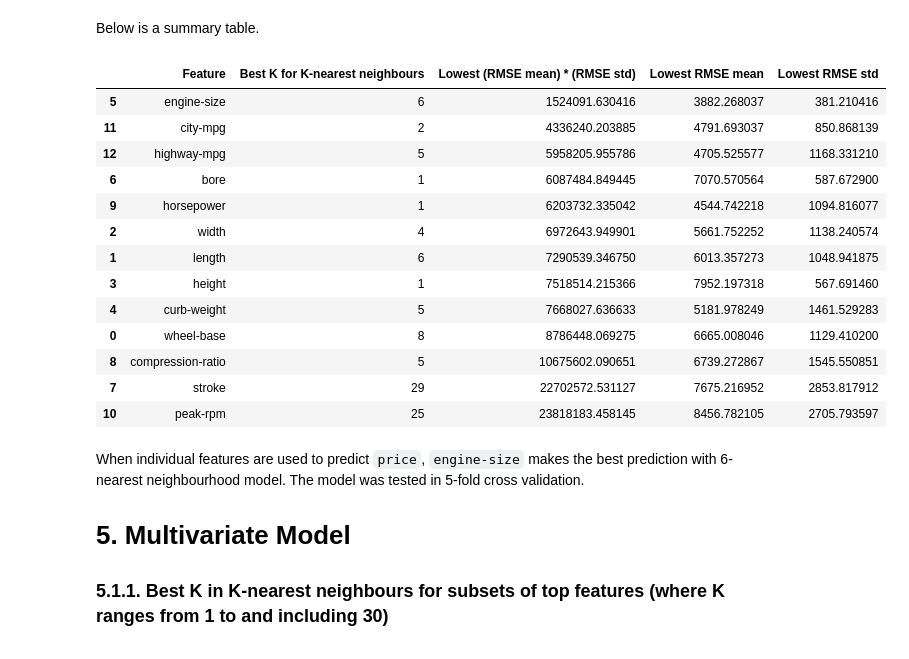
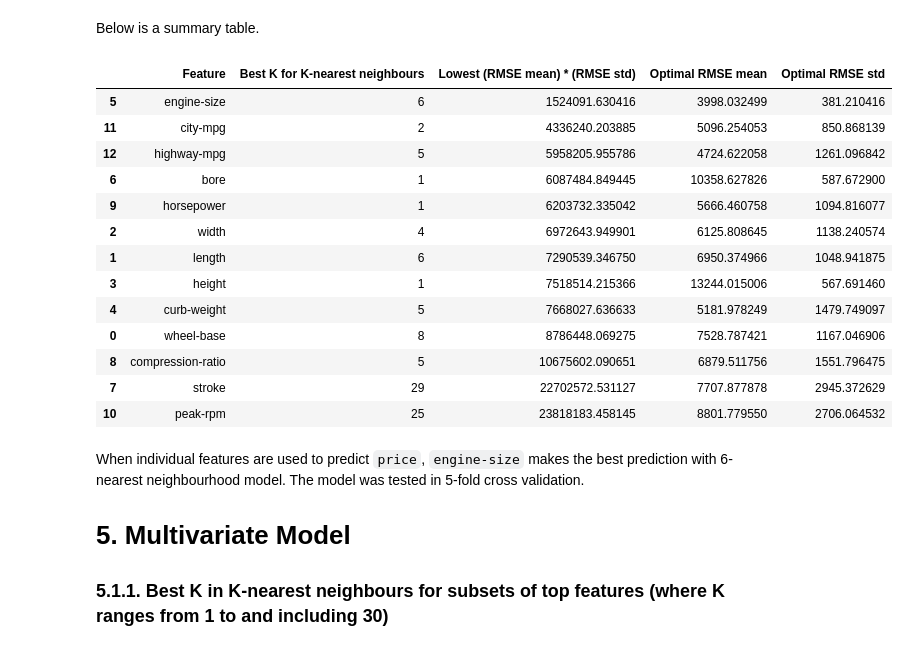
Before and after one commit to gknam/dataquest_projects, a Jupyter notebook: DataScientist/Step6_MachineLearning/1_MachineLearningFundamentals/project1/PredictingCarPrices.ipynb, the cells around one changed output. Saved outputs shown, nothing was run; the diff lists cells and outputs as text; code cells hidden in the pictures.

```diff
--- a/DataScientist/Step6_MachineLearning/1_MachineLearningFundamentals/project1/PredictingCarPrices.ipynb
+++ b/DataScientist/Step6_MachineLearning/1_MachineLearningFundamentals/project1/PredictingCarPrices.ipynb
@@ -349,7 +349,7 @@ def knn_train_test(df, feature_cols, target_col, k_list, fold_num, ymax=None, vi
     # get total number of folds in df
     folds = df["fold"].unique()
 
-    # initialise lists of RMSE mean, std and their product
+    # initialise lists of RMSE mean, std and their product (ms)
     rmse_fold_mean_list = []
     rmse_fold_std_list = []
     rmse_fold_ms_list = []
@@ -388,9 +388,11 @@ def knn_train_test(df, feature_cols, target_col, k_list, fold_num, ymax=None, vi
 
     # Best K value and product of RMSE mean and std
     rmse_ms_best = min(rmse_fold_ms_list)
-    rmse_mean_best = min(rmse_fold_mean_list)
-    rmse_std_best = min(rmse_fold_std_list)
-    k_best = k_list[rmse_fold_ms_list.index(rmse_ms_best)]
+    rmse_ms_best_ind = rmse_fold_ms_list.index(rmse_ms_best)
+
+    rmse_mean_best = rmse_fold_mean_list[rmse_ms_best_ind]
+    rmse_std_best = rmse_fold_std_list[rmse_ms_best_ind]
+    k_best = k_list[rmse_ms_best_ind]
 
     # if multiple K values were used, indicate the best RMSE and its K value
     if print_lowest:
@@ -646,36 +648,36 @@ Below is a summary table.
 # %%
 # display RMSE for each feature
 col_labels = ["Feature", "Best K for K-nearest neighbours", \
               "Lowest (RMSE mean) * (RMSE std)", \
-              "Lowest RMSE mean", "Lowest RMSE std"]
+              "Optimal RMSE mean", "Optimal RMSE std"]
 
 col_sort_by = col_labels[2]
 
 
 uni_n_neighb = to_df(col_labels=col_labels, \
                      col_data=[feature_cols, \
                                k_best_list, \
                                rmse_ms_list, \
                                rmse_mean_list, \
                                rmse_std_list], \
                      sort_by_label=col_sort_by)
 
 display(uni_n_neighb)
 # %% [output]
-|  | Feature | Best K for K-nearest neighbours | Lowest (RMSE mean) * (RMSE std) | Lowest RMSE mean | Lowest RMSE std |
-| 5 | engine-size | 6 | 1524091.630416 | 3882.268037 | 381.210416 |
-| 11 | city-mpg | 2 | 4336240.203885 | 4791.693037 | 850.868139 |
-| 12 | highway-mpg | 5 | 5958205.955786 | 4705.525577 | 1168.331210 |
-| 6 | bore | 1 | 6087484.849445 | 7070.570564 | 587.672900 |
-| 9 | horsepower | 1 | 6203732.335042 | 4544.742218 | 1094.816077 |
-| 2 | width | 4 | 6972643.949901 | 5661.752252 | 1138.240574 |
-| 1 | length | 6 | 7290539.346750 | 6013.357273 | 1048.941875 |
-| 3 | height | 1 | 7518514.215366 | 7952.197318 | 567.691460 |
-| 4 | curb-weight | 5 | 7668027.636633 | 5181.978249 | 1461.529283 |
-| 0 | wheel-base | 8 | 8786448.069275 | 6665.008046 | 1129.410200 |
-| 8 | compression-ratio | 5 | 10675602.090651 | 6739.272867 | 1545.550851 |
-| 7 | stroke | 29 | 22702572.531127 | 7675.216952 | 2853.817912 |
-| 10 | peak-rpm | 25 | 23818183.458145 | 8456.782105 | 2705.793597 |
+|  | Feature | Best K for K-nearest neighbours | Lowest (RMSE mean) * (RMSE std) | Optimal RMSE mean | Optimal RMSE std |
+| 5 | engine-size | 6 | 1524091.630416 | 3998.032499 | 381.210416 |
+| 11 | city-mpg | 2 | 4336240.203885 | 5096.254053 | 850.868139 |
+| 12 | highway-mpg | 5 | 5958205.955786 | 4724.622058 | 1261.096842 |
+| 6 | bore | 1 | 6087484.849445 | 10358.627826 | 587.672900 |
+| 9 | horsepower | 1 | 6203732.335042 | 5666.460758 | 1094.816077 |
+| 2 | width | 4 | 6972643.949901 | 6125.808645 | 1138.240574 |
+| 1 | length | 6 | 7290539.346750 | 6950.374966 | 1048.941875 |
+| 3 | height | 1 | 7518514.215366 | 13244.015006 | 567.691460 |
+| 4 | curb-weight | 5 | 7668027.636633 | 5181.978249 | 1479.749097 |
+| 0 | wheel-base | 8 | 8786448.069275 | 7528.787421 | 1167.046906 |
+| 8 | compression-ratio | 5 | 10675602.090651 | 6879.511756 | 1551.796475 |
+| 7 | stroke | 29 | 22702572.531127 | 7707.877878 | 2945.372629 |
+| 10 | peak-rpm | 25 | 23818183.458145 | 8801.779550 | 2706.064532 |
 # %% [markdown]
 When individual features are used to predict `price`, `engine-size` makes the best prediction with 6-nearest neighbourhood model. The model was tested in 5-fold cross validation.
 
```
Also changed, not shown: parts of 2 cells of this notebook.
